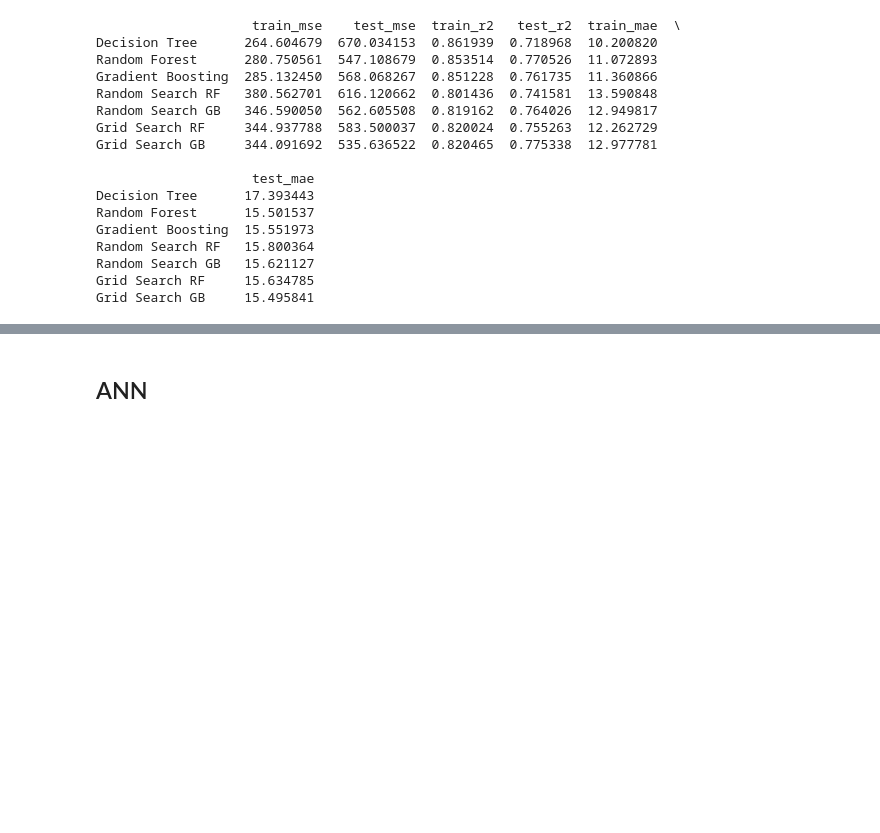
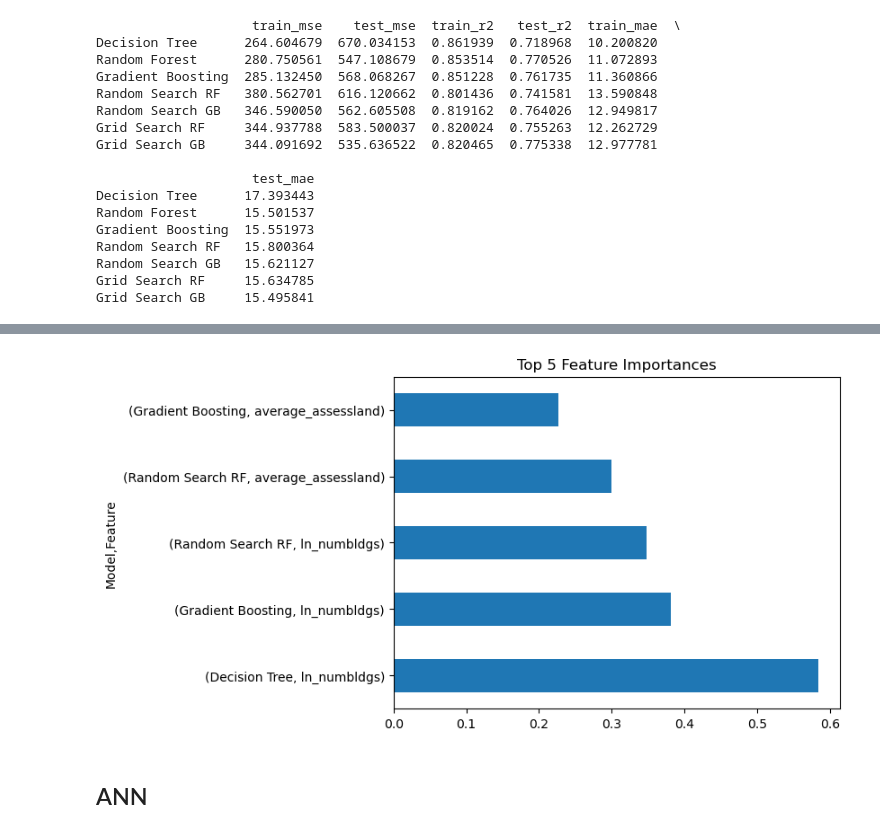
Before and after one commit to Ssuche/CUSP7033project, a Jupyter notebook: Decision_Tree_Random_Forests.ipynb, the cells around one changed output, grey strips where cells are left out. Cells and saved outputs as stored; diff of their text form; code cells hidden in the pictures; blank space fills up the shorter version.

```diff
--- a/Decision_Tree_Random_Forests.ipynb
+++ b/Decision_Tree_Random_Forests.ipynb
@@ -918,0 +1214,22 @@ plt.show()
+# %%
+# Filter the data for specific models
+models_to_include = ["Decision Tree", "Gradient Boosting", "Random Search RF"]
+filtered_df = significant_features_df[significant_features_df["Model"].isin(models_to_include)]
+
+# Group by Feature to aggregate importance across models
+aggregated_features = filtered_df.groupby("Feature").sum(numeric_only=True).reset_index()
+
+# Sort by importance and get the top 5 features
+top_features = aggregated_features.sort_values("Importance", ascending=False).head(5)
+
+feature_rename_mapping = {
+    "ln_numbldgs": "NUMBER OF BUILDINGS",
+    "average_assessland": "ASSESSED LAND VALUE",
+    "ln_numfloors": "NUMBER OF FLOORS",
+    "ln_comarea": "COMMERCIAL FLOOR AREA",
+    "ln_unitstotal": "TOTAL UNITS"
+}
+top_features["Feature"] = top_features["Feature"].replace(feature_rename_mapping)
+
+# Display the top 5 features with renamed labels
+print(top_features)
@@ -919,3 +1269,10 @@ plt.show()
+# %%
+# Plot feature importances
+filtered_df['Importance'].nlargest(5).plot(kind='barh')
+plt.title('Top 5 Feature Importances')
+plt.show()
+# %% [output]
+[figure, added]
 # %% [markdown]
 ## ANN
 # %%
```
Also changed, not shown: parts of 22 cells of this notebook.
